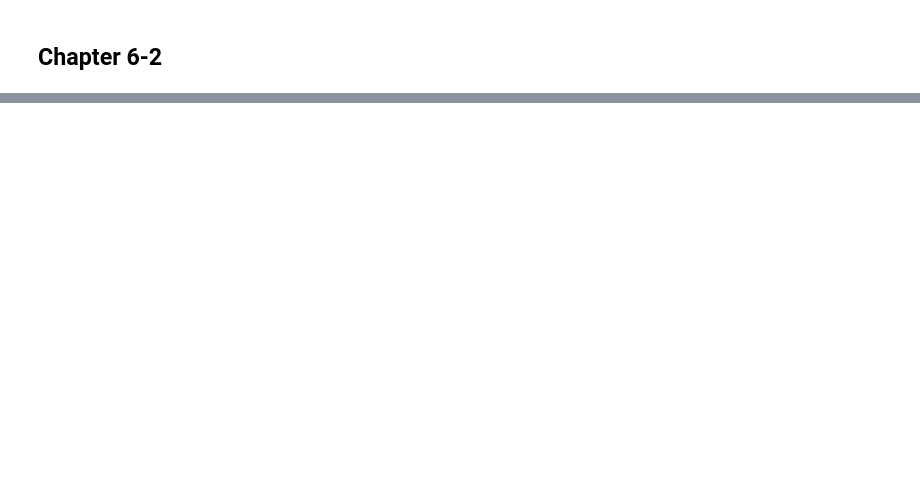
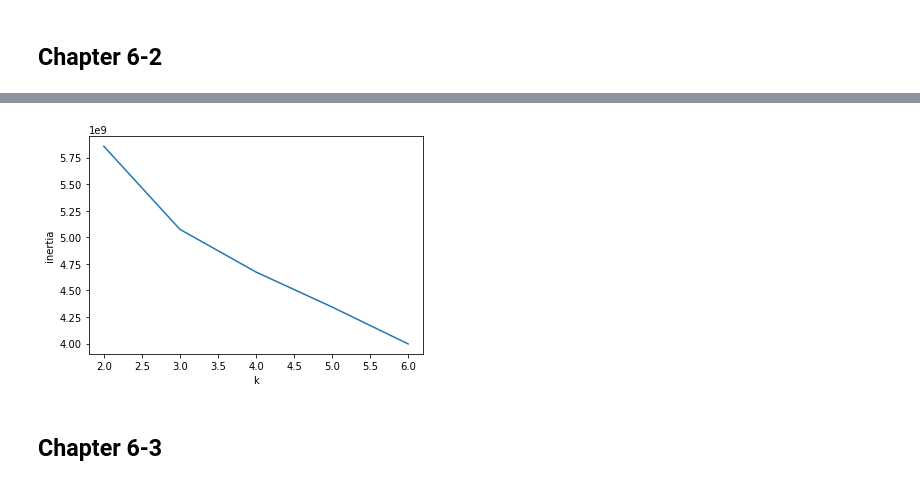
Before and after one commit to Tae1Yuk/ML-Study, a Jupyter notebook: Chapter6.ipynb, the cells around one changed output, grey strips where cells are left out. Drawn from its saved outputs; the diff is of its cells as text; code cells hidden in the pictures; blank space fills up the shorter version.

```diff
--- a/Chapter6.ipynb
+++ b/Chapter6.ipynb
@@ -145,0 +251,14 @@ plt.show()
+# %%
+inertia = []
+for k in range(2, 7):
+  km = KMeans(n_clusters = k, random_state = 42)
+  km.fit(fruits_2d)
+  inertia.append(km.inertia_)
+plt.plot(range(2, 7), inertia)
+plt.xlabel('k')
+plt.ylabel('inertia')
+plt.show()
+# %% [output]
+[figure, added]
+# %% [markdown]
+## **Chapter 6-3**
```
Also changed, not shown: parts of 13 cells of this notebook.
